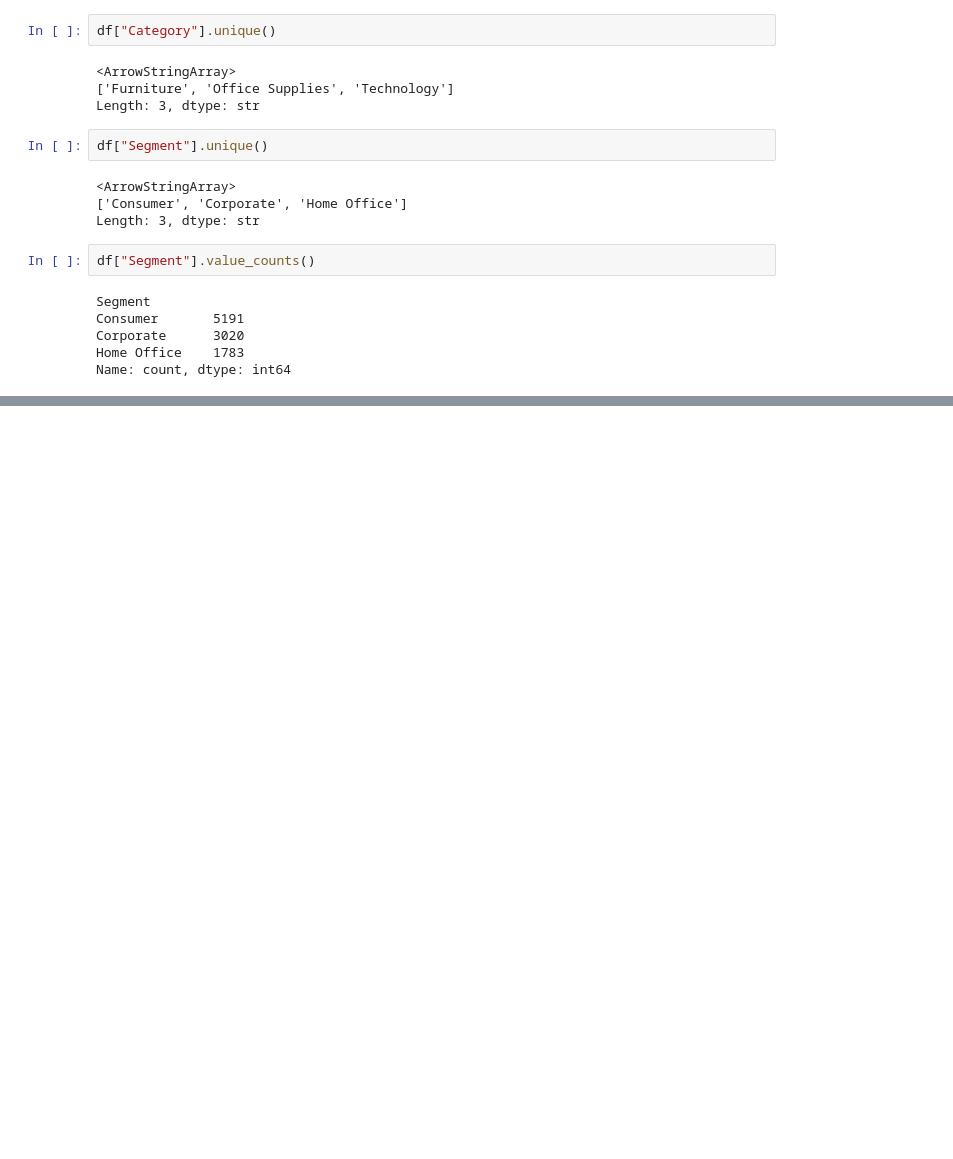
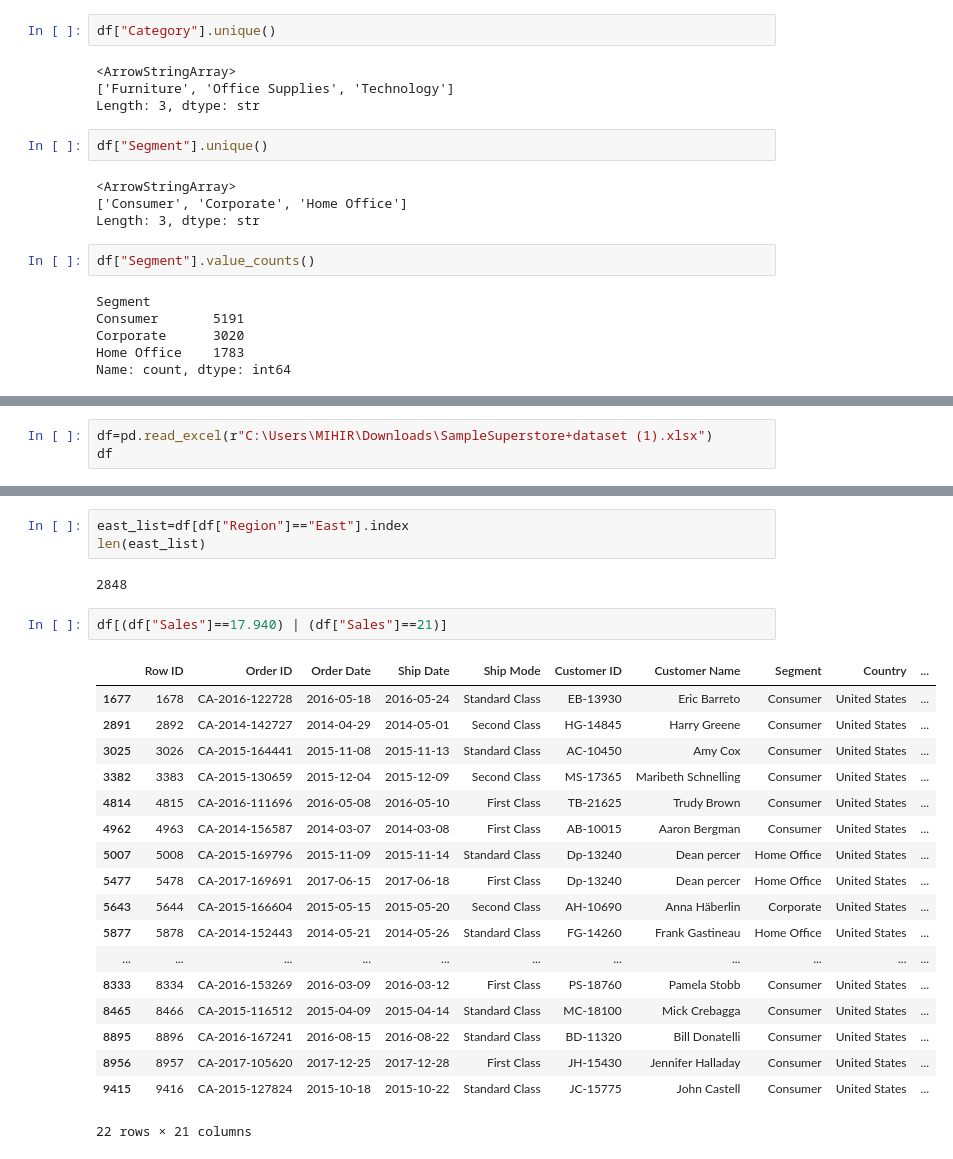
Before and after one commit to vaitysiddhi4-a11y/Python, a Jupyter notebook: Python practice .ipynb, the cells around one changed output, grey strips where cells are left out. Cells and saved outputs as stored; diff of their text form; blank space fills up the shorter version.

```diff
--- a/Python practice .ipynb
+++ b/Python practice .ipynb
@@ -2176,0 +2204,3 @@ Name: count, dtype: int64
+# %%
+df=pd.read_excel(r"C:\Users\MIHIR\Downloads\SampleSuperstore+dataset (1).xlsx")
+df
@@ -2176,0 +2280,26 @@ Name: count, dtype: int64
+# %%
+east_list=df[df["Region"]=="East"].index
+len(east_list)
+# %% [output]
+2848
+# %%
+df[(df["Sales"]==17.940) | (df["Sales"]==21)]
+# %% [output]
+|  | Row ID | Order ID | Order Date | Ship Date | Ship Mode | Customer ID | Customer Name | Segment | Country | ... |
+| 1677 | 1678 | CA-2016-122728 | 2016-05-18 | 2016-05-24 | Standard Class | EB-13930 | Eric Barreto | Consumer | United States | ... |
+| 2891 | 2892 | CA-2014-142727 | 2014-04-29 | 2014-05-01 | Second Class | HG-14845 | Harry Greene | Consumer | United States | ... |
+| 3025 | 3026 | CA-2015-164441 | 2015-11-08 | 2015-11-13 | Standard Class | AC-10450 | Amy Cox | Consumer | United States | ... |
+| 3382 | 3383 | CA-2015-130659 | 2015-12-04 | 2015-12-09 | Second Class | MS-17365 | Maribeth Schnelling | Consumer | United States | ... |
+| 4814 | 4815 | CA-2016-111696 | 2016-05-08 | 2016-05-10 | First Class | TB-21625 | Trudy Brown | Consumer | United States | ... |
+| 4962 | 4963 | CA-2014-156587 | 2014-03-07 | 2014-03-08 | First Class | AB-10015 | Aaron Bergman | Consumer | United States | ... |
+| 5007 | 5008 | CA-2015-169796 | 2015-11-09 | 2015-11-14 | Standard Class | Dp-13240 | Dean percer | Home Office | United States | ... |
+| 5477 | 5478 | CA-2017-169691 | 2017-06-15 | 2017-06-18 | First Class | Dp-13240 | Dean percer | Home Office | United States | ... |
+| 5643 | 5644 | CA-2015-166604 | 2015-05-15 | 2015-05-20 | Second Class | AH-10690 | Anna Häberlin | Corporate | United States | ... |
+| 5877 | 5878 | CA-2014-152443 | 2014-05-21 | 2014-05-26 | Standard Class | FG-14260 | Frank Gastineau | Home Office | United States | ... |
+| ... | ... | ... | ... | ... | ... | ... | ... | ... | ... | ... |
+| 8333 | 8334 | CA-2016-153269 | 2016-03-09 | 2016-03-12 | First Class | PS-18760 | Pamela Stobb | Consumer | United States | ... |
+| 8465 | 8466 | CA-2015-116512 | 2015-04-09 | 2015-04-14 | Standard Class | MC-18100 | Mick Crebagga | Consumer | United States | ... |
+| 8895 | 8896 | CA-2016-167241 | 2016-08-15 | 2016-08-22 | Standard Class | BD-11320 | Bill Donatelli | Consumer | United States | ... |
+| 8956 | 8957 | CA-2017-105620 | 2017-12-25 | 2017-12-28 | First Class | JH-15430 | Jennifer Halladay | Consumer | United States | ... |
+| 9415 | 9416 | CA-2015-127824 | 2015-10-18 | 2015-10-22 | Standard Class | JC-15775 | John Castell | Consumer | United States | ... |
+22 rows × 21 columns
```
Also changed, not shown: parts of 17 cells of this notebook.
